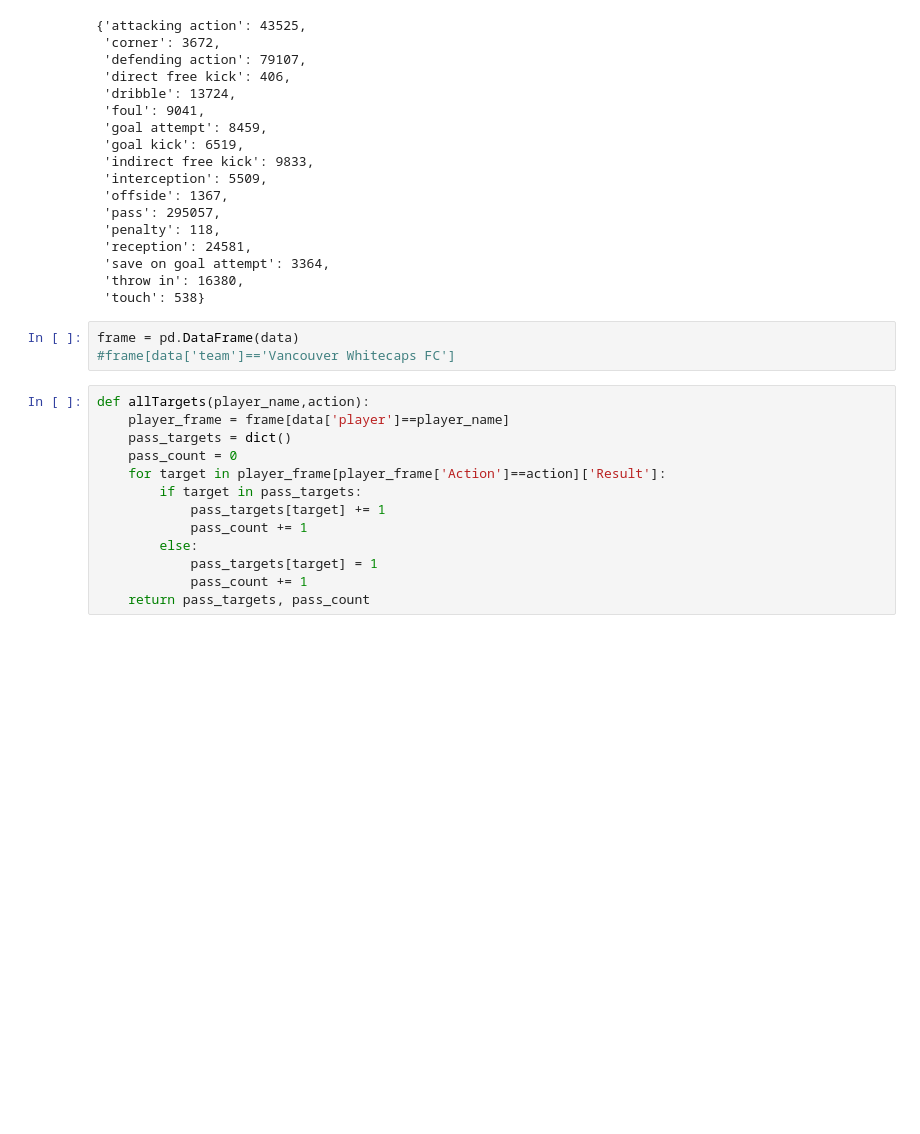
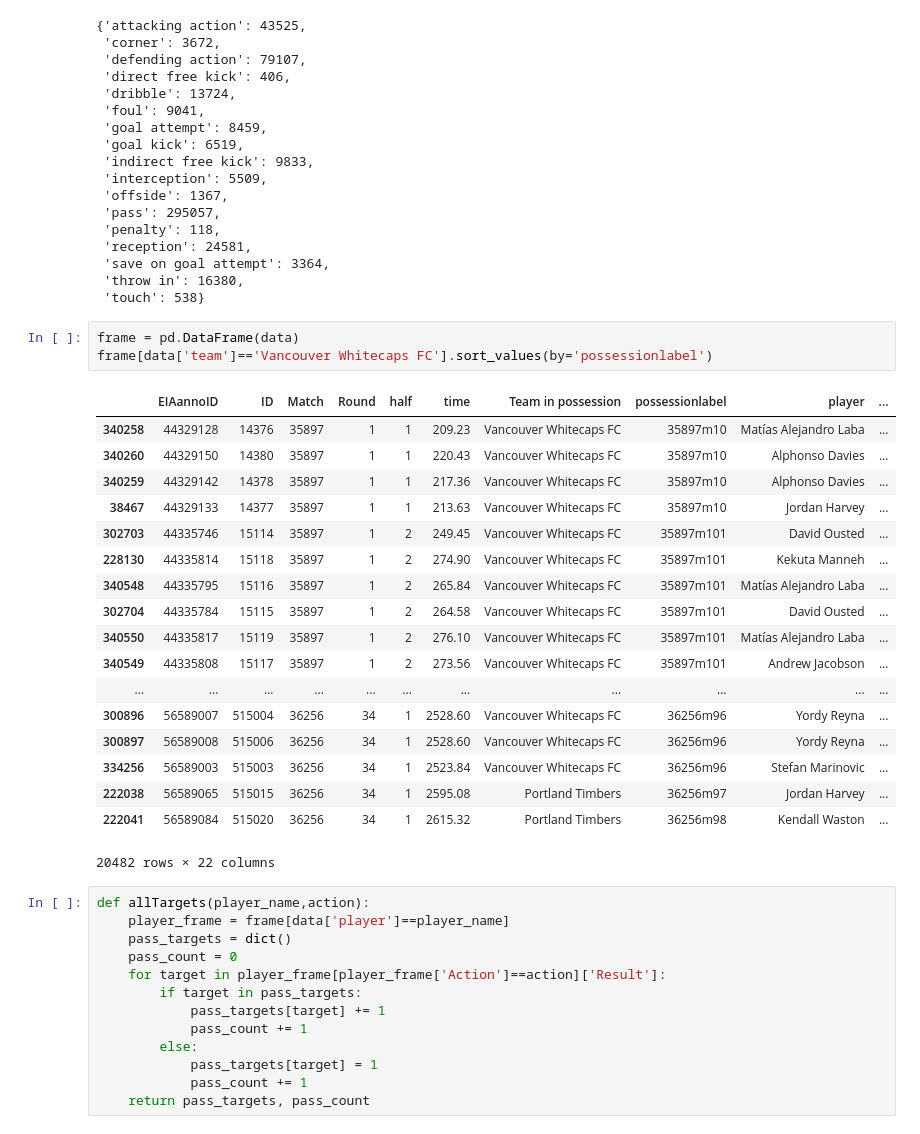
Before and after one commit to mlaradji/VanSASH18-Mathletics, a Jupyter notebook: VanSASH.ipynb, the cells around one changed output. Drawn from its saved outputs; the diff is of its cells as text; blank space fills up the shorter version.

```diff
--- a/VanSASH.ipynb
+++ b/VanSASH.ipynb
@@ -43,7 +65,26 @@ actions
  'touch': 538}
 # %%
 frame = pd.DataFrame(data)
-#frame[data['team']=='Vancouver Whitecaps FC']
+frame[data['team']=='Vancouver Whitecaps FC'].sort_values(by='possessionlabel')
+# %% [output]
+|  | EIAannoID | ID | Match | Round | half | time | Team in possession | possessionlabel | player | ... |
+| 340258 | 44329128 | 14376 | 35897 | 1 | 1 | 209.23 | Vancouver Whitecaps FC | 35897m10 | Matías Alejandro Laba | ... |
+| 340260 | 44329150 | 14380 | 35897 | 1 | 1 | 220.43 | Vancouver Whitecaps FC | 35897m10 | Alphonso Davies | ... |
+| 340259 | 44329142 | 14378 | 35897 | 1 | 1 | 217.36 | Vancouver Whitecaps FC | 35897m10 | Alphonso Davies | ... |
+| 38467 | 44329133 | 14377 | 35897 | 1 | 1 | 213.63 | Vancouver Whitecaps FC | 35897m10 | Jordan Harvey | ... |
+| 302703 | 44335746 | 15114 | 35897 | 1 | 2 | 249.45 | Vancouver Whitecaps FC | 35897m101 | David Ousted | ... |
+| 228130 | 44335814 | 15118 | 35897 | 1 | 2 | 274.90 | Vancouver Whitecaps FC | 35897m101 | Kekuta Manneh | ... |
+| 340548 | 44335795 | 15116 | 35897 | 1 | 2 | 265.84 | Vancouver Whitecaps FC | 35897m101 | Matías Alejandro Laba | ... |
+| 302704 | 44335784 | 15115 | 35897 | 1 | 2 | 264.58 | Vancouver Whitecaps FC | 35897m101 | David Ousted | ... |
+| 340550 | 44335817 | 15119 | 35897 | 1 | 2 | 276.10 | Vancouver Whitecaps FC | 35897m101 | Matías Alejandro Laba | ... |
+| 340549 | 44335808 | 15117 | 35897 | 1 | 2 | 273.56 | Vancouver Whitecaps FC | 35897m101 | Andrew Jacobson | ... |
+| ... | ... | ... | ... | ... | ... | ... | ... | ... | ... | ... |
+| 300896 | 56589007 | 515004 | 36256 | 34 | 1 | 2528.60 | Vancouver Whitecaps FC | 36256m96 | Yordy Reyna | ... |
+| 300897 | 56589008 | 515006 | 36256 | 34 | 1 | 2528.60 | Vancouver Whitecaps FC | 36256m96 | Yordy Reyna | ... |
+| 334256 | 56589003 | 515003 | 36256 | 34 | 1 | 2523.84 | Vancouver Whitecaps FC | 36256m96 | Stefan Marinovic | ... |
+| 222038 | 56589065 | 515015 | 36256 | 34 | 1 | 2595.08 | Portland Timbers | 36256m97 | Jordan Harvey | ... |
+| 222041 | 56589084 | 515020 | 36256 | 34 | 1 | 2615.32 | Portland Timbers | 36256m98 | Kendall Waston | ... |
+20482 rows × 22 columns
 # %%
 def allTargets(player_name,action):
     player_frame = frame[data['player']==player_name]
```
Also changed, not shown: parts of 4 cells of this notebook.
